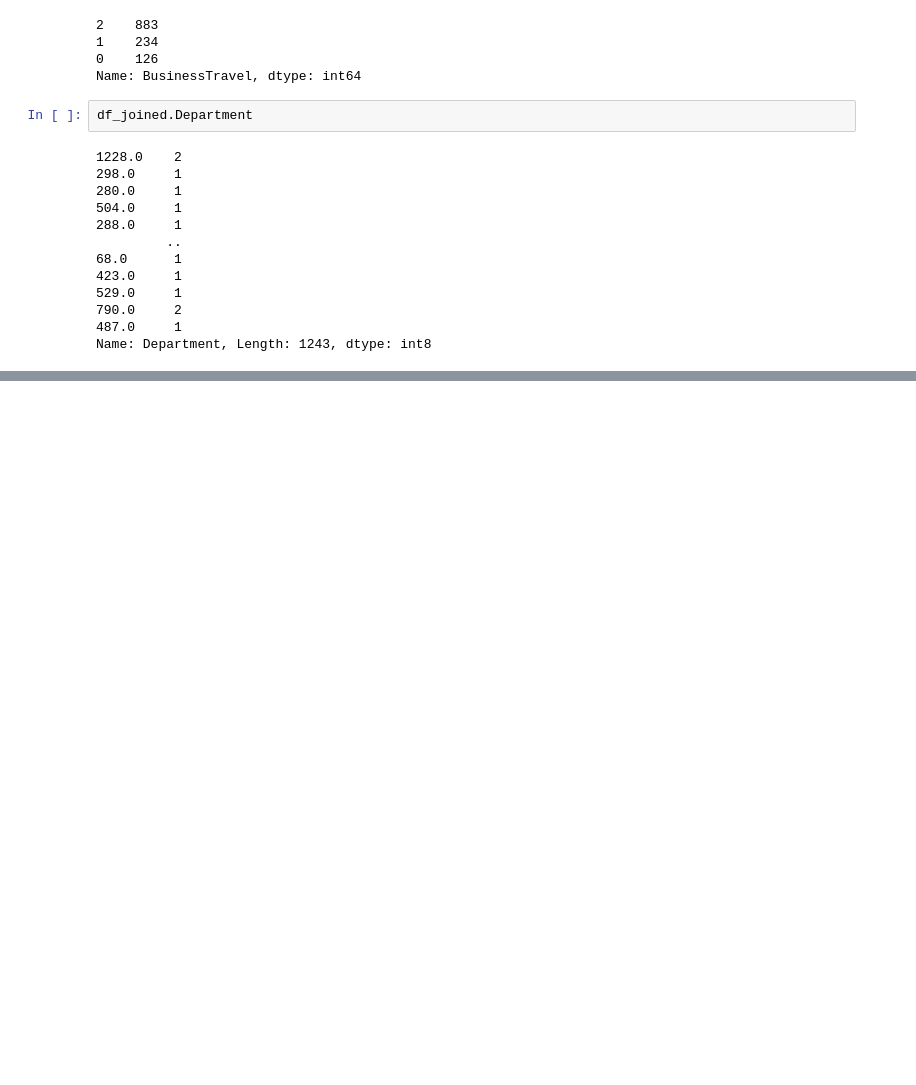
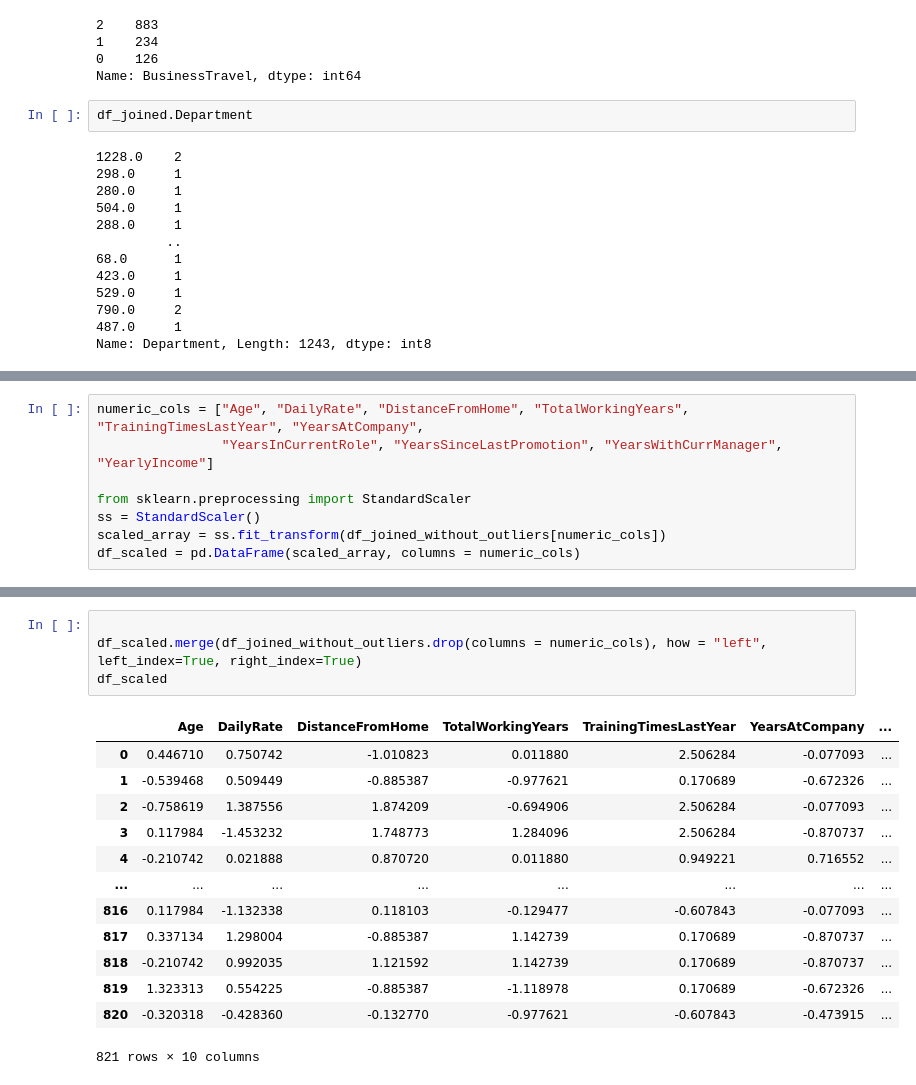
Before and after one commit to bvidru/ML_project_classification, a Jupyter notebook: ML_practical_project_classification.ipynb, the cells around one changed output, grey strips where cells are left out. Cells and saved outputs as stored; diff of their text form; blank space fills up the shorter version.

```diff
--- a/ML_practical_project_classification.ipynb
+++ b/ML_practical_project_classification.ipynb
@@ -859,0 +930,8 @@ bins[5, 10, 15, 100]
+# %%
+numeric_cols = ["Age", "DailyRate", "DistanceFromHome", "TotalWorkingYears", "TrainingTimesLastYear", "YearsAtCompany",
+                "YearsInCurrentRole", "YearsSinceLastPromotion", "YearsWithCurrManager", "YearlyIncome"]
+
+from sklearn.preprocessing import StandardScaler
+ss = StandardScaler()
+scaled_array = ss.fit_transform(df_joined_without_outliers[numeric_cols])
+df_scaled = pd.DataFrame(scaled_array, columns = numeric_cols)
@@ -859,0 +950,18 @@ bins[5, 10, 15, 100]
+# %%
+
+df_scaled.merge(df_joined_without_outliers.drop(columns = numeric_cols), how = "left", left_index=True, right_index=True)
+df_scaled
+# %% [output]
+|  | Age | DailyRate | DistanceFromHome | TotalWorkingYears | TrainingTimesLastYear | YearsAtCompany | ... |
+| 0 | 0.446710 | 0.750742 | -1.010823 | 0.011880 | 2.506284 | -0.077093 | ... |
+| 1 | -0.539468 | 0.509449 | -0.885387 | -0.977621 | 0.170689 | -0.672326 | ... |
+| 2 | -0.758619 | 1.387556 | 1.874209 | -0.694906 | 2.506284 | -0.077093 | ... |
+| 3 | 0.117984 | -1.453232 | 1.748773 | 1.284096 | 2.506284 | -0.870737 | ... |
+| 4 | -0.210742 | 0.021888 | 0.870720 | 0.011880 | 0.949221 | 0.716552 | ... |
+| ... | ... | ... | ... | ... | ... | ... | ... |
+| 816 | 0.117984 | -1.132338 | 0.118103 | -0.129477 | -0.607843 | -0.077093 | ... |
+| 817 | 0.337134 | 1.298004 | -0.885387 | 1.142739 | 0.170689 | -0.870737 | ... |
+| 818 | -0.210742 | 0.992035 | 1.121592 | 1.142739 | 0.170689 | -0.870737 | ... |
+| 819 | 1.323313 | 0.554225 | -0.885387 | -1.118978 | 0.170689 | -0.672326 | ... |
+| 820 | -0.320318 | -0.428360 | -0.132770 | -0.977621 | -0.607843 | -0.473915 | ... |
+821 rows × 10 columns
```
Also changed, not shown: parts of 41 cells of this notebook.
